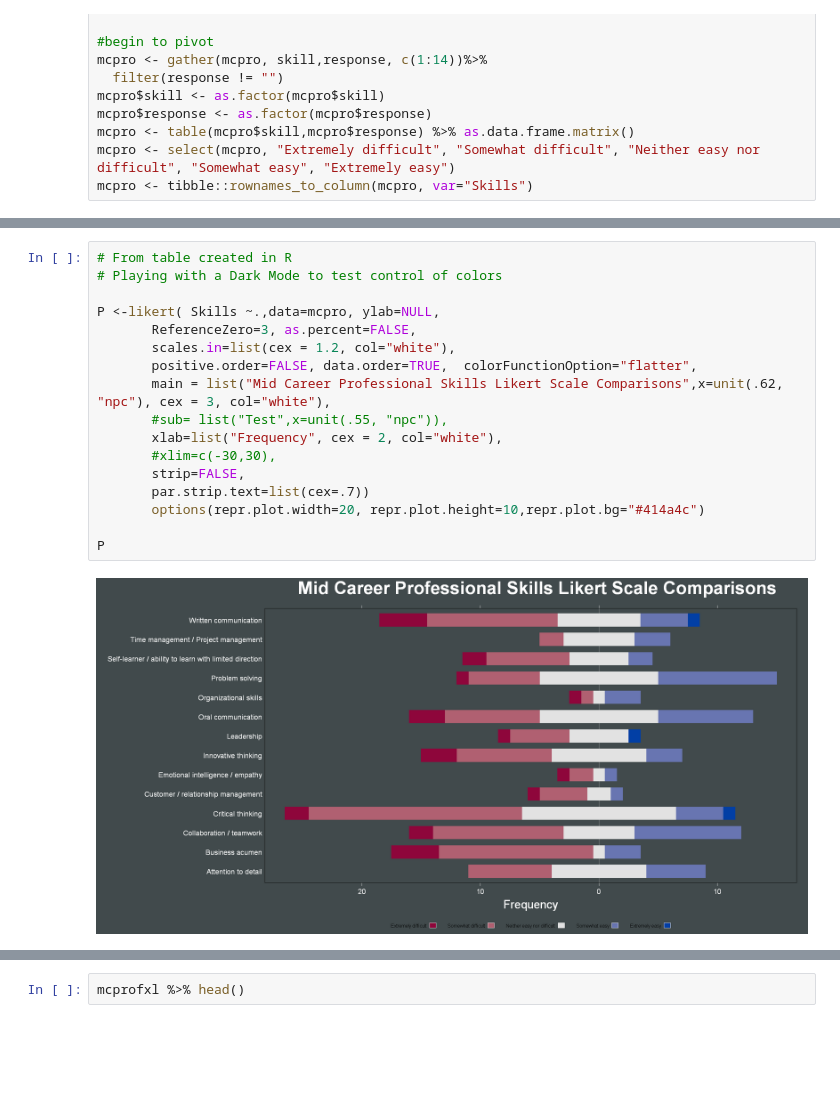
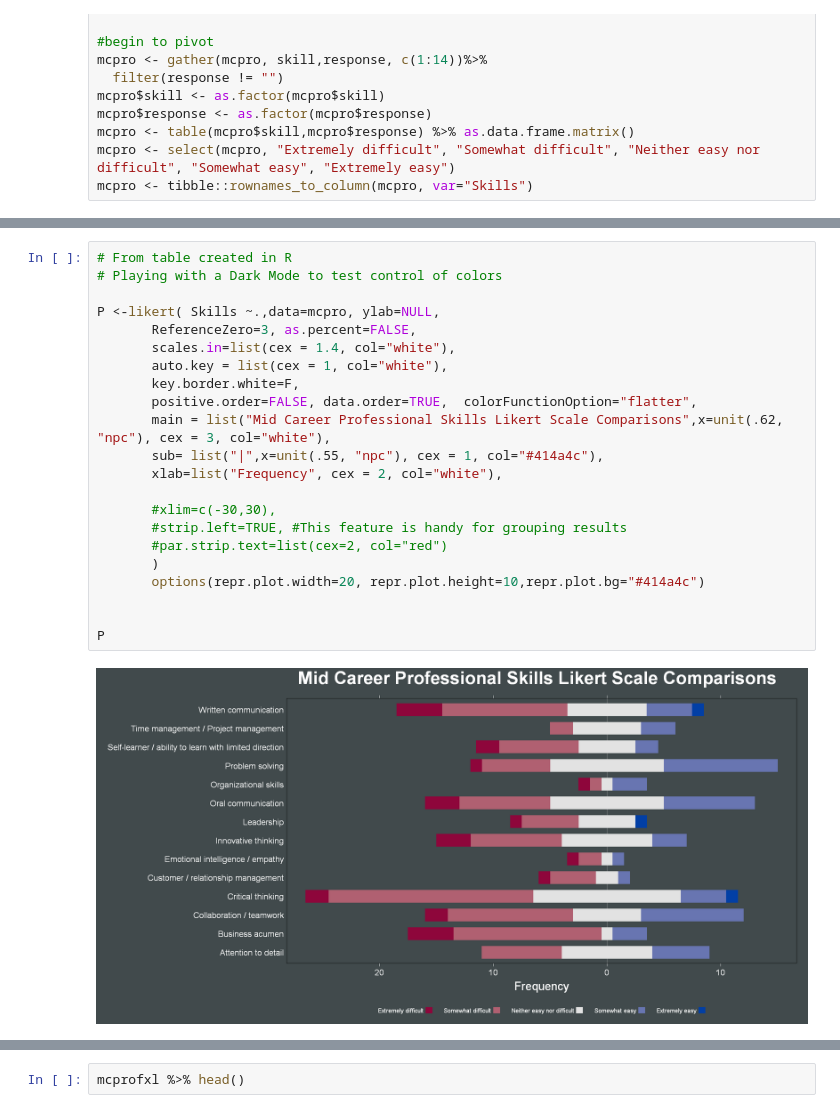
Before and after one commit to chesterqualls/Survey-Analysis, a Jupyter notebook: Diverging Stacked Bars or Likert Data.ipynb, the cells around one changed output, grey strips where cells are left out. Saved outputs shown, nothing was run; the diff lists cells and outputs as text; blank space fills up the shorter version.

```diff
--- a/Diverging Stacked Bars or Likert Data.ipynb
+++ b/Diverging Stacked Bars or Likert Data.ipynb
@@ -214,22 +216,27 @@ P
 # %%
 # From table created in R
 # Playing with a Dark Mode to test control of colors
 
 P <-likert( Skills ~.,data=mcpro, ylab=NULL,
        ReferenceZero=3, as.percent=FALSE,
-       scales.in=list(cex = 1.2, col="white"),
+       scales.in=list(cex = 1.4, col="white"),
+       auto.key = list(cex = 1, col="white"),
+       key.border.white=F,
        positive.order=FALSE, data.order=TRUE,  colorFunctionOption="flatter",
        main = list("Mid Career Professional Skills Likert Scale Comparisons",x=unit(.62, "npc"), cex = 3, col="white"),
-       #sub= list("Test",x=unit(.55, "npc")),
+       sub= list("|",x=unit(.55, "npc"), cex = 1, col="#414a4c"),
        xlab=list("Frequency", cex = 2, col="white"),
+
        #xlim=c(-30,30),
-       strip=FALSE,
-       par.strip.text=list(cex=.7))
+       #strip.left=TRUE, #This feature is handy for grouping results
+       #par.strip.text=list(cex=2, col="red")
+       )
        options(repr.plot.width=20, repr.plot.height=10,repr.plot.bg="#414a4c")
 
+
 P
 # %% [output]
-[figure, old version]
+[figure, new version]
 # %% [markdown]
 <div><table style="width:900px; color:#add8e6" align="left" padding="0">
     <tr>
```
Also changed, not shown: parts of 6 cells of this notebook.
